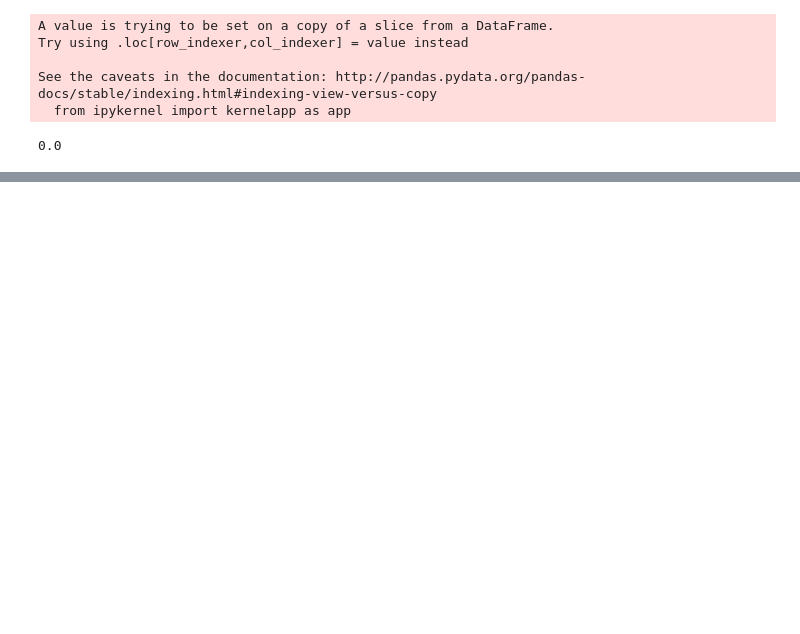
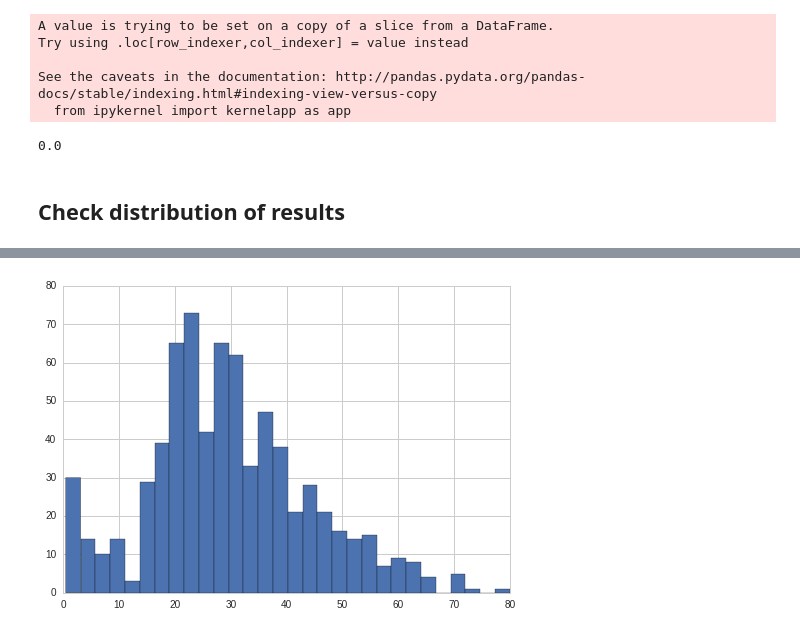
Before and after one commit to BrunFlorimond/ExercicesDataScience, a Jupyter notebook: Kaggle/Titanic/Titanic.ipynb, the cells around one changed output, grey strips where cells are left out. Cells and saved outputs as stored; diff of their text form; code cells hidden in the pictures; blank space fills up the shorter version.

```diff
--- a/Kaggle/Titanic/Titanic.ipynb
+++ b/Kaggle/Titanic/Titanic.ipynb
@@ -384,7 +382,7 @@ Linear regression with dimensionality reduction to 25
 ## Applying age prediction with linear regression
 # %%
 def create_predict_age(X_train,y_train,X_test,y_test):
-    components = FactorAnalysis(n_components = 25)
+    components = FactorAnalysis(n_components = 10)
     X_train_reduced = components.fit_transform(X_train)
     X_test_reduced = components.transform(X_test)
     clf = LinearRegression().fit(X = X_train_reduced,y = y_train)
@@ -418,7 +416,7 @@ def predict_missing_age(dataset_dummies_age,clf):
            'CabinLetter_G', 'CabinLetter_N', 'CabinLetter_T',
            'Fare']
     X = dataset_dummies_age[cols]
-    components = FactorAnalysis(n_components = 25)
+    components = FactorAnalysis(n_components = 10)
     X_reduced = components.fit_transform(X)
     return clf.predict(X_reduced)
 # %%
@@ -439,3 +437,10 @@ dataset_dummies = dataset_dummies.assign(final_age = f(dataset_dummies.Age,datas
 dataset_dummies.final_age.isnull().mean()
 # %% [output]
 0.0
+# %% [markdown]
+## Check distribution of results
+# %%
+plt.hist(dataset_dummies.Age[dataset_dummies.Age.notnull()],bins = 30)
+plt.show
+dataset_dummies[dataset_dummies.Age.notnull()].describe()
+# %% [output]
@@ -441,0 +456 @@ dataset_dummies.final_age.isnull().mean()
+[figure, added]
```
Also changed, not shown: parts of 5 cells of this notebook.
